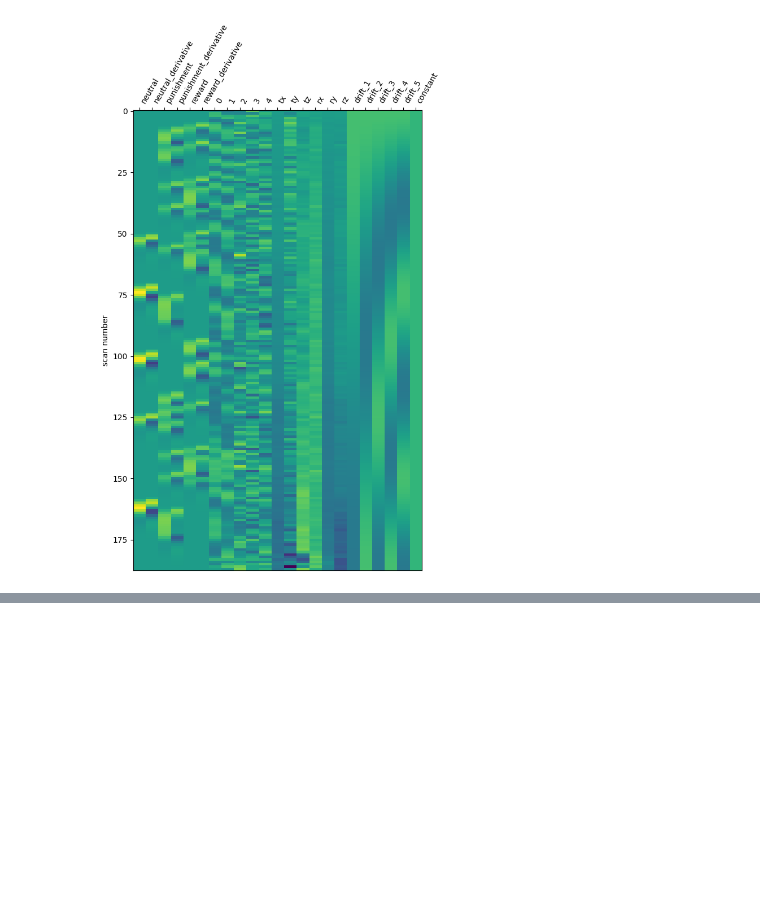
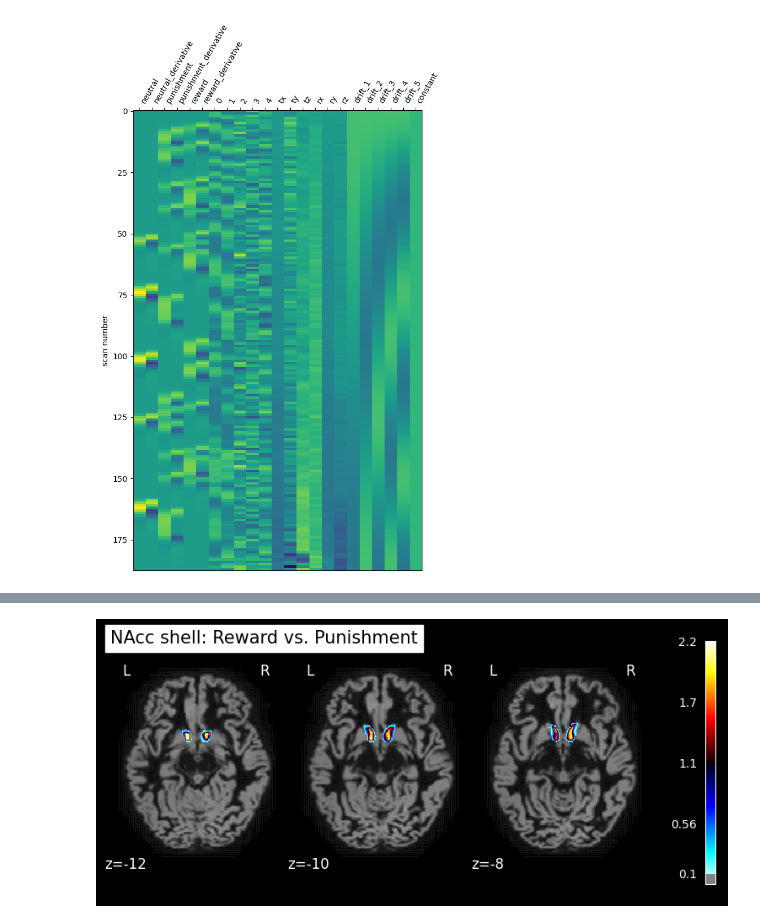
Before and after one commit to LuisA00/Analysis_Playground, a Jupyter notebook: NAcc_Affect/sub01_Gambling_test.ipynb, the cells around one changed output, grey strips where cells are left out. Saved outputs shown, nothing was run; the diff lists cells and outputs as text; code cells hidden in the pictures; blank space fills up the shorter version.

```diff
--- a/NAcc_Affect/sub01_Gambling_test.ipynb
+++ b/NAcc_Affect/sub01_Gambling_test.ipynb
@@ -173,0 +226,13 @@ FDR p<0.05 threshold: 3.670
+# %%
+plot_stat_map(
+    reward_minus_punishment_NAcc_shell_inv,
+    threshold=0.1,
+    display_mode="z",
+    cut_coords=3,
+    bg_img=anat_file,
+    #black_bg=True,
+    title="NAcc shell: Reward vs. Punishment"
+)
+plt.show()
+# %% [output]
+[figure, added]
```
Also changed, not shown: parts of 10 cells of this notebook.
